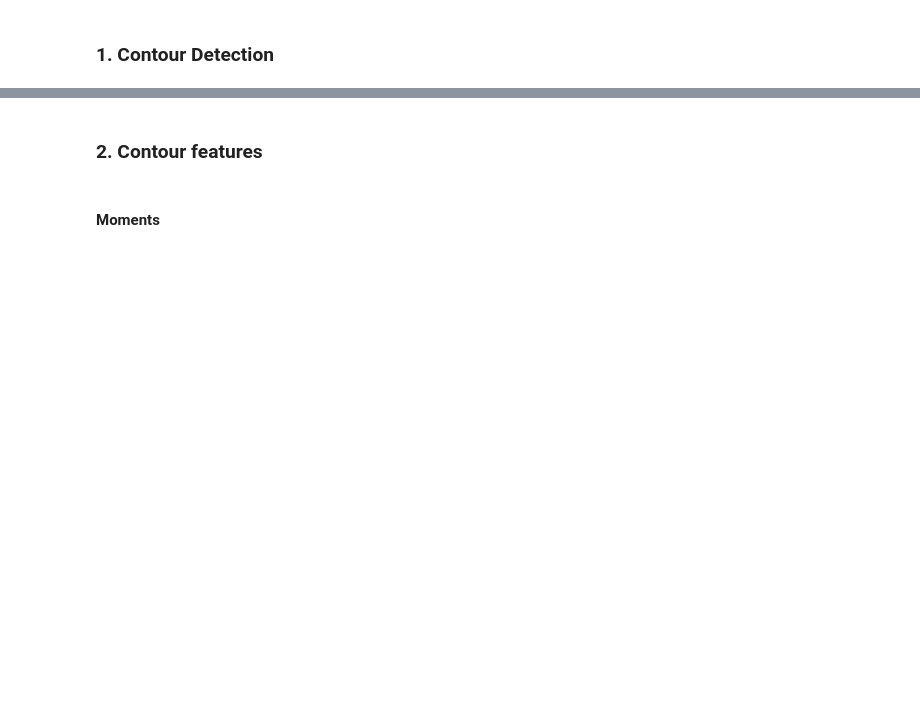
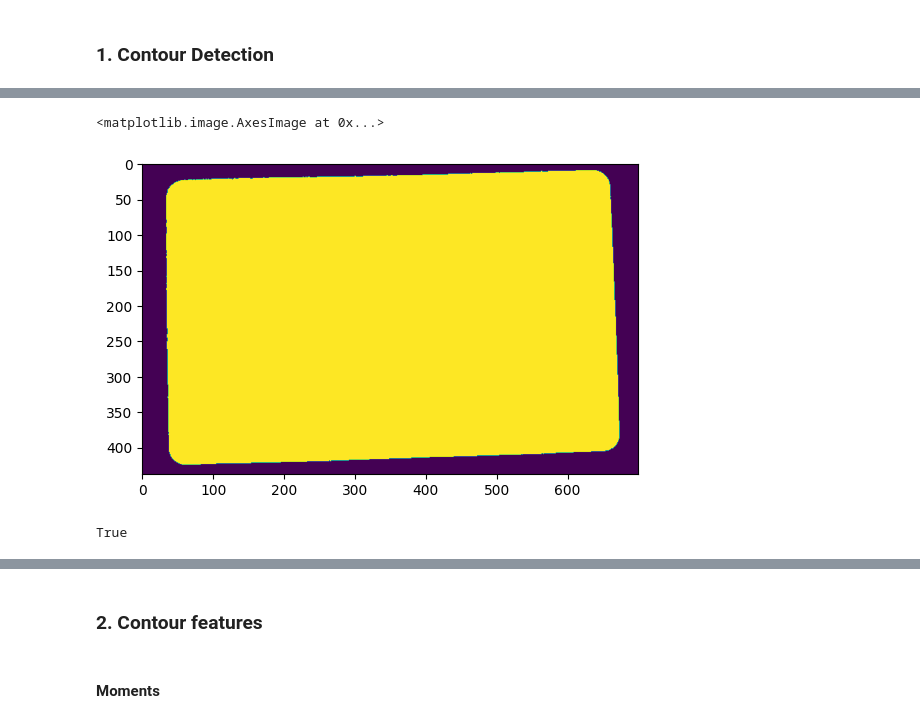
Before and after one commit to house3173/Learn_OpenCV, a Jupyter notebook: Image processing/Contour Detection-Copy1.ipynb, the cells around one changed output, grey strips where cells are left out. Cells and saved outputs as stored; diff of their text form; code cells hidden in the pictures; blank space fills up the shorter version.

```diff
--- a/Image processing/Contour Detection-Copy1.ipynb
+++ b/Image processing/Contour Detection-Copy1.ipynb
@@ -97,3 +100,24 @@ plt.show
+# %%
+import numpy as np
+
+max_contour = max(contours, key=cv2.contourArea)
+
+output_image = np.zeros_like(image)
+
+cv2.drawContours(output_image, [max_contour], -1, (255), thickness=cv2.FILLED)
+
+output_image = cv2.cvtColor(output_image, cv2.COLOR_BGR2GRAY)
+ret, output_image = cv2.threshold(output_image, 0, 255, cv2.THRESH_BINARY)
+
+plt.imshow(output_image)
+# %% [output]
+<matplotlib.image.AxesImage at 0x...>
+[figure, added]
+# %%
+# Lưu hoặc hiển thị ảnh kết quả
+cv2.imwrite('image_cccd_mask.jpg', output_image)
+# %% [output]
+True
 # %%
 image_copy_2 = image.copy()
 for i, contour in enumerate(contours):
```
Also changed, not shown: parts of 7 cells of this notebook, 8 other files.
